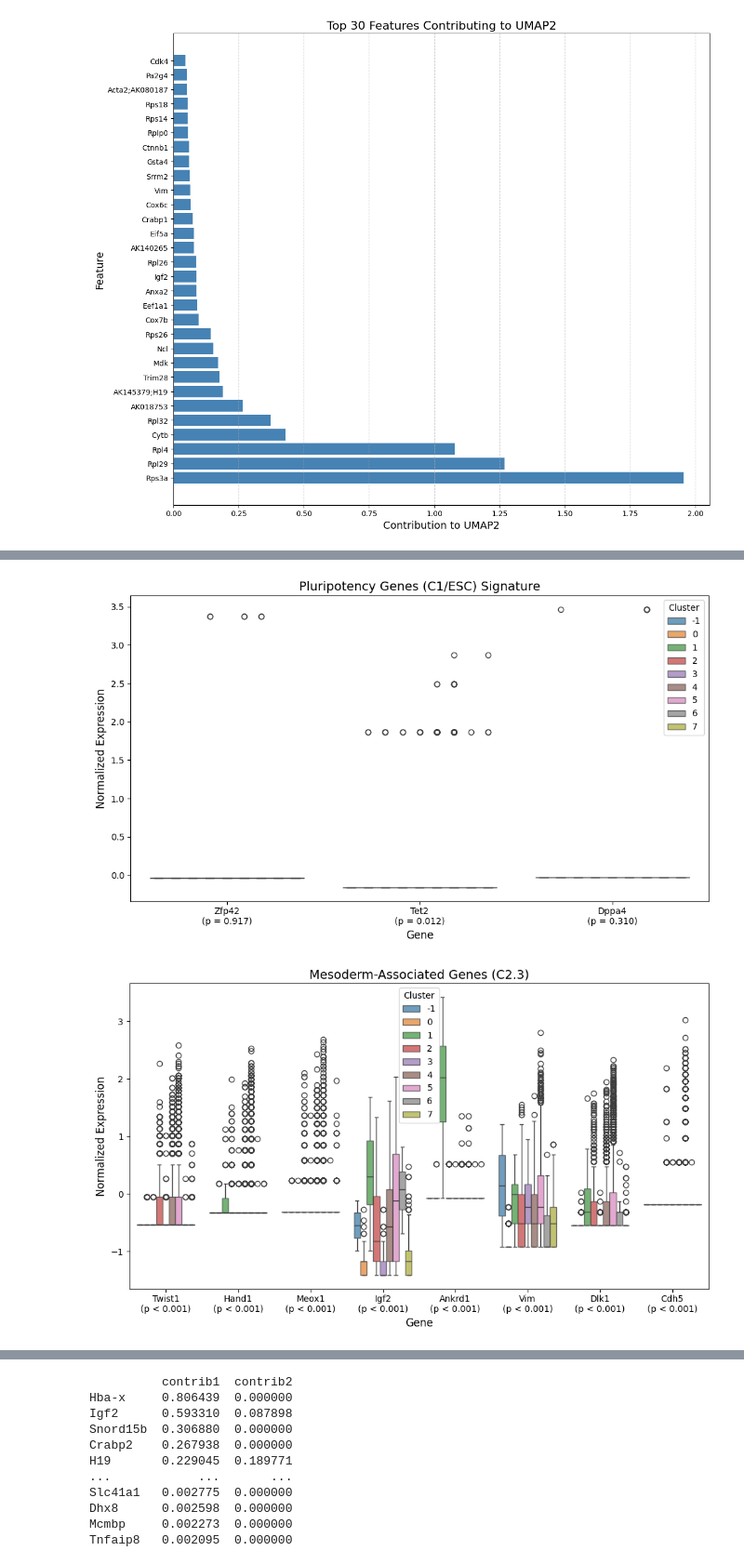
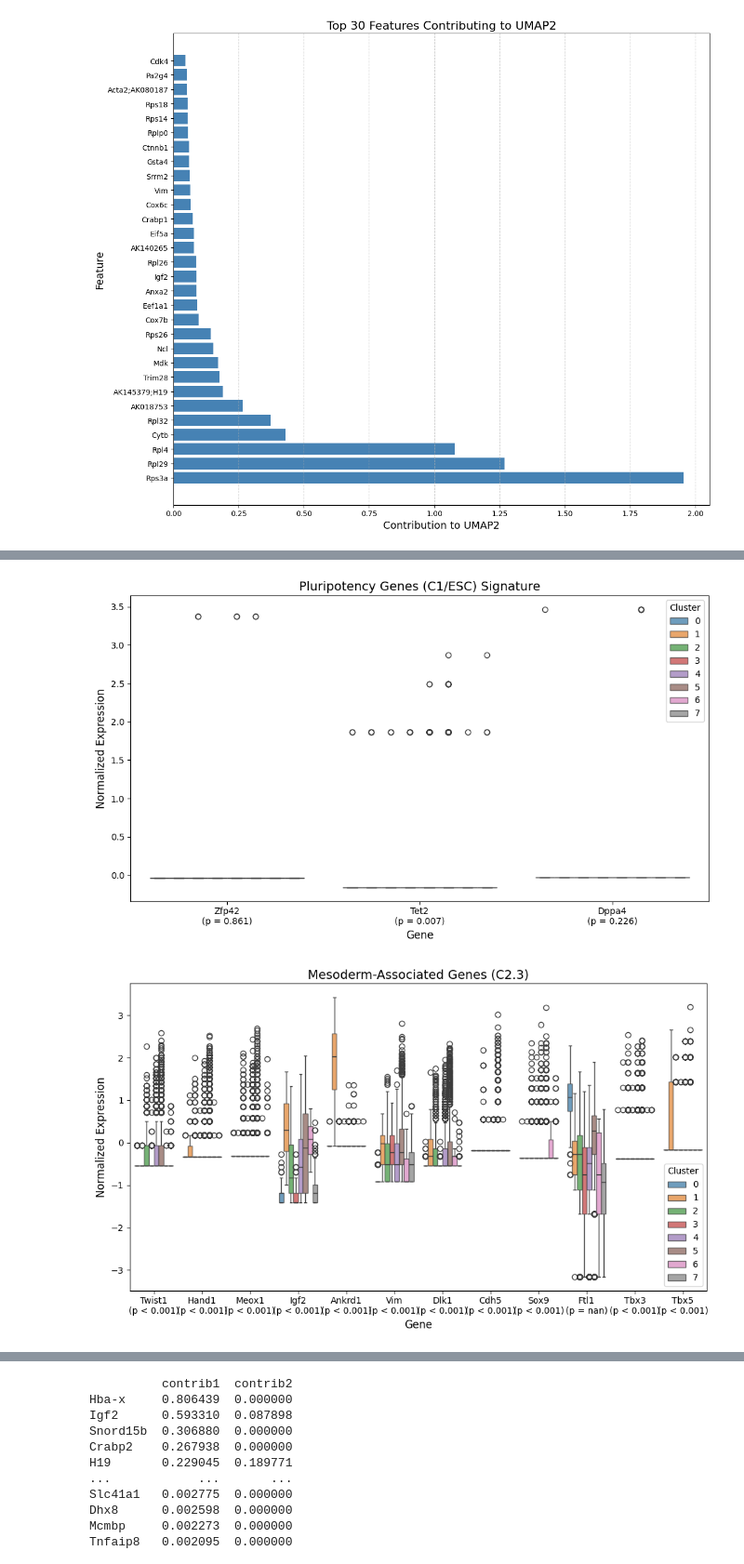
Before and after one commit to hirscheylab/umap_multiomics_integration, a Jupyter notebook: scripts/06_scHiC.ipynb, the cells around one changed output, grey strips where cells are left out. Shown at 93% size. Cells and saved outputs as stored; diff of their text form; code cells hidden in the pictures.

Commit message:
plot signatures

```diff
--- a/scripts/06_scHiC.ipynb
+++ b/scripts/06_scHiC.ipynb
@@ -675,7 +677,6 @@ plot_metagenes(result, umap_dim=2, top_n=30)
 from sklearn.preprocessing import StandardScaler
 import pandas as pd
 import pickle
-import numpy as np
 
 with open('../results_scHiC/gaudi_object_refined.pkl', 'rb') as f:
     loaded_objects = pickle.load(f)
@@ -692,6 +693,9 @@ aligned_rna_scaled = pd.DataFrame(
 )
 
 aligned_rna_scaled['gaudi_cluster'] = result.factors['clust']
+
+# Remove noise
+aligned_rna_scaled = aligned_rna_scaled[aligned_rna_scaled['gaudi_cluster'] != -1]
 # %%
 import matplotlib.pyplot as plt
 import seaborn as sns
@@ -796,24 +800,28 @@ plot_cluster_signature(genes_to_plot=genes_to_plot,
                        title='Pluripotency Genes (C1/ESC) Signature',
                        output_dir='../results_scHiC/C1_ESC_signature.png')
 # %% [output]
-[figure, old version]
+[figure, new version]
 # %%
 genes_to_plot = [
     "Twist1",
     "Hand1",
     "Meox1",
     "Igf2", # (shown in Fig. 3L)
     "Ankrd1",
     "Vim",
     "Dlk1",
-    "Cdh5" # endothelial
+    "Cdh5", # endothelial
+    "Sox9",
+    "Ftl1",
+    "Tbx3", # (Fig. 4F showing differential contacts in ectoderm vs mesoderm)
+    "Tbx5" # (Fig. 4F showing differential contacts in ectoderm vs mesoderm)
 ]
 
 plot_cluster_signature(genes_to_plot=genes_to_plot,
                        title='Mesoderm-Associated Genes (C2.3)',
                        output_dir='../results_scHiC/C2_3_Mesoderm_signature.png')
 # %% [output]
-[figure, old version]
+[figure, new version]
 # %%
 # Genes starting with Lhx
 lhx_genes = [col for col in aligned_rna_scaled.columns
```
Also changed, not shown: parts of 9 cells of this notebook, 9 other files.
